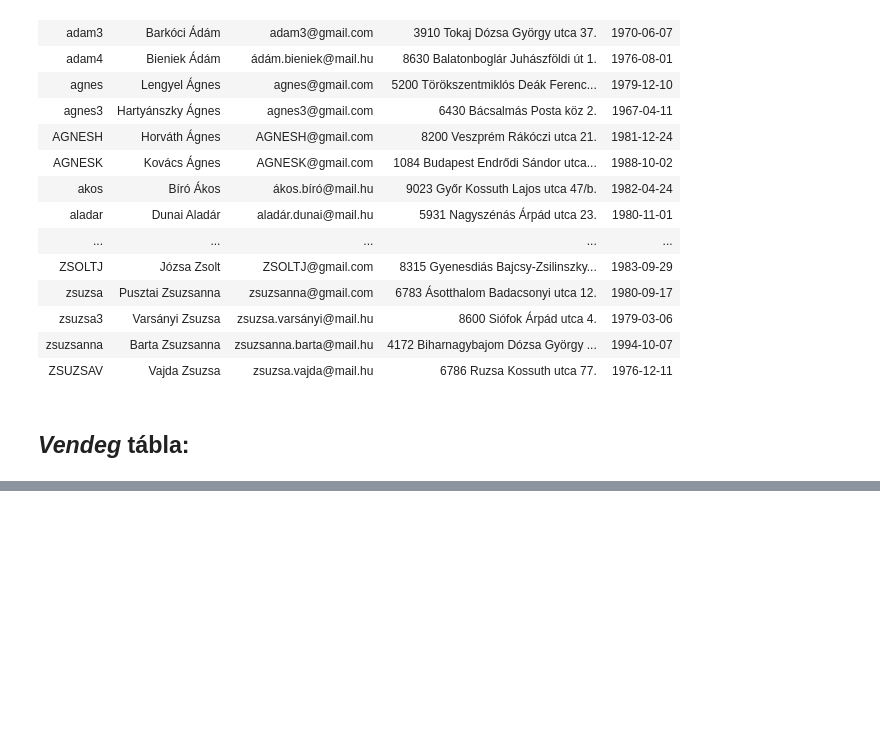
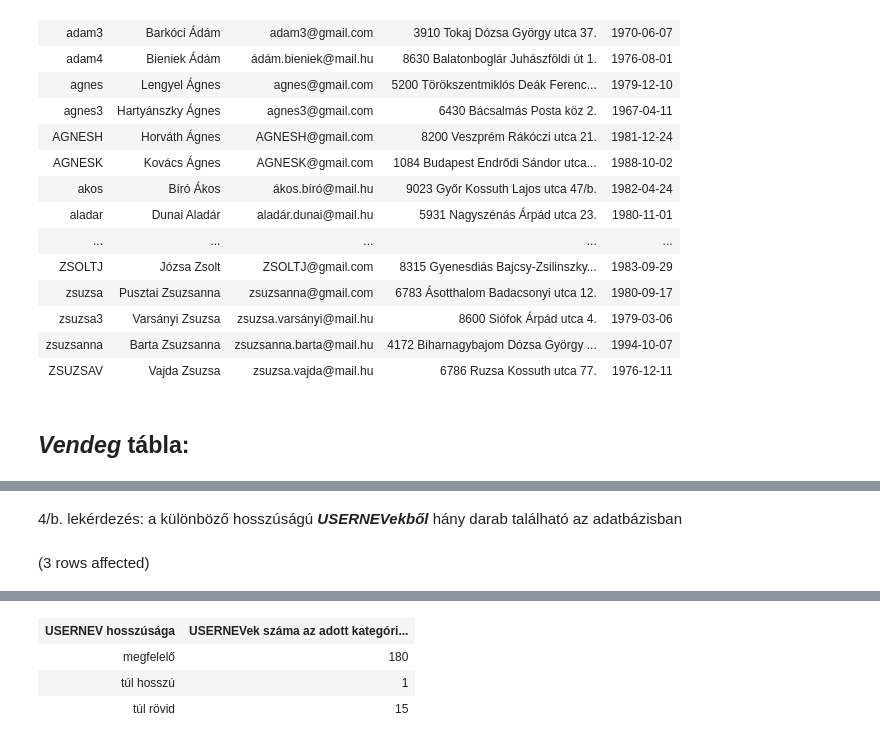
Before and after one commit to varadikitti/sqlgyak03, a Jupyter notebook: homework1.ipynb, the cells around one changed output, grey strips where cells are left out. Saved outputs shown, nothing was run; the diff lists cells and outputs as text; code cells hidden in the pictures; blank space fills up the shorter version.

Commit message:
4. lekérdezés

```diff
--- a/homework1.ipynb
+++ b/homework1.ipynb
@@ -145,0 +187,15 @@ Total execution time: 00:00:00
+# %% [markdown]
+4/b. lekérdezés: a különböző hosszúságú **_USERNEVekből_** hány darab található az adatbázisban
+# %%
+SELECT  CASE WHEN LEN(USERNEV) <= 4 THEN 'túl rövid'
+            WHEN  LEN(USERNEV) >= 11 THEN 'túl hosszú'
+            ELSE 'megfelelő'
+        END AS 'USERNEV hosszúsága',
+        COUNT(*) AS 'USERNEVek száma az adott kategóriában'
+FROM Vendeg
+GROUP BY CASE WHEN LEN(USERNEV) <= 4 THEN 'túl rövid'
+            WHEN  LEN(USERNEV) >= 11 THEN 'túl hosszú'
+            ELSE 'megfelelő'
+        END
+# %% [output]
+(3 rows affected)
@@ -145,0 +203,4 @@ Total execution time: 00:00:00
+| USERNEV hosszúsága | USERNEVek száma az adott kategóri... |
+| megfelelő | 180 |
+| túl hosszú | 1 |
+| túl rövid | 15 |
```
Also changed, not shown: parts of 13 cells of this notebook.
